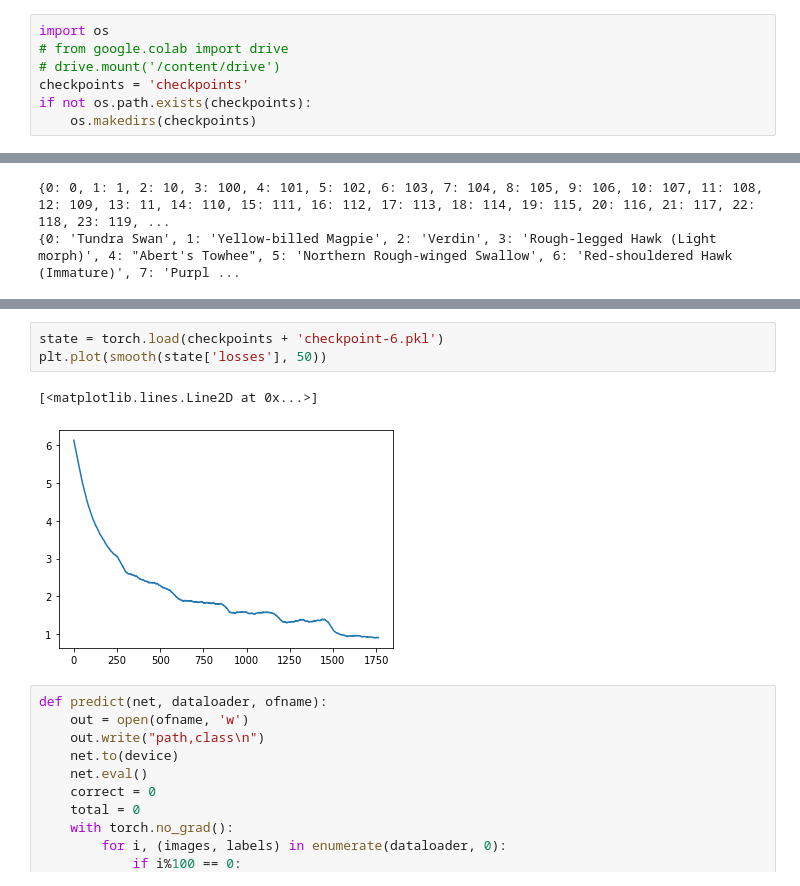
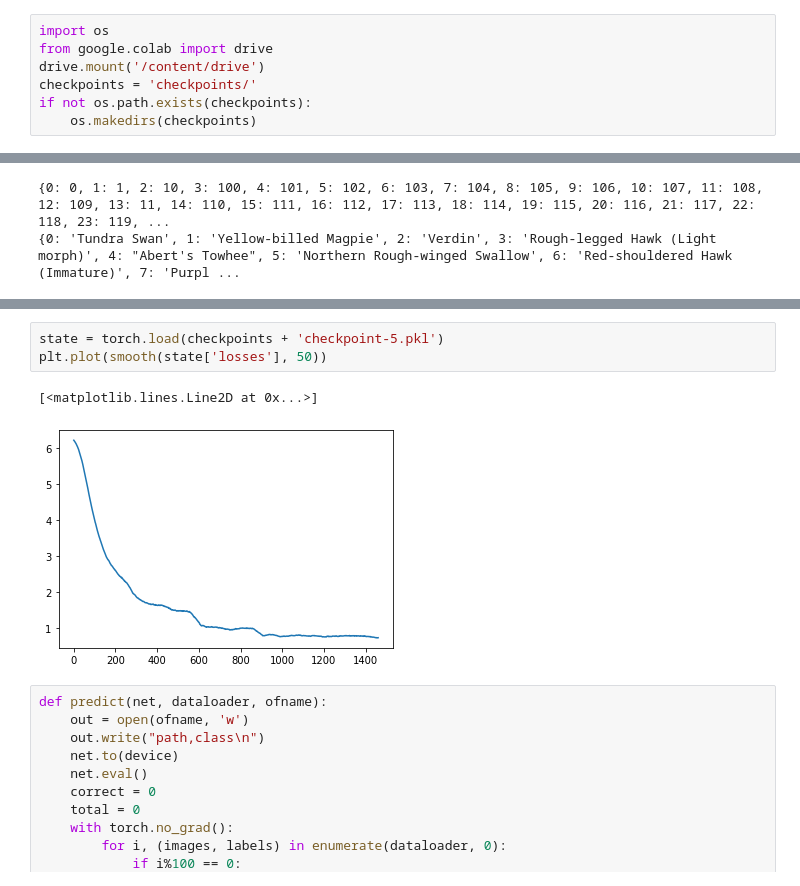
Before and after one commit to tanmayscse/birdbook, a Jupyter notebook: birds2.ipynb, the cells around one changed output, grey strips where cells are left out. Saved outputs shown, nothing was run; the diff lists cells and outputs as text.

```diff
--- a/birds2.ipynb
+++ b/birds2.ipynb
@@ -21,7 +22,7 @@ cpu
 # %%
 import os
-# from google.colab import drive
-# drive.mount('/content/drive')
-checkpoints = 'checkpoints'
+from google.colab import drive
+drive.mount('/content/drive')
+checkpoints = 'checkpoints/'
 if not os.path.exists(checkpoints):
     os.makedirs(checkpoints)
@@ -200,9 +273,9 @@ plt.plot(smooth(losses,50))
 # %%
-state = torch.load(checkpoints + 'checkpoint-6.pkl')
+state = torch.load(checkpoints + 'checkpoint-5.pkl')
 plt.plot(smooth(state['losses'], 50))
 # %% [output]
 [<matplotlib.lines.Line2D at 0x...>]
-[figure, old version]
+[figure, new version]
 # %%
 def predict(net, dataloader, ofname):
     out = open(ofname, 'w')
```
Also changed, not shown: parts of 23 cells of this notebook, 3 other files.
